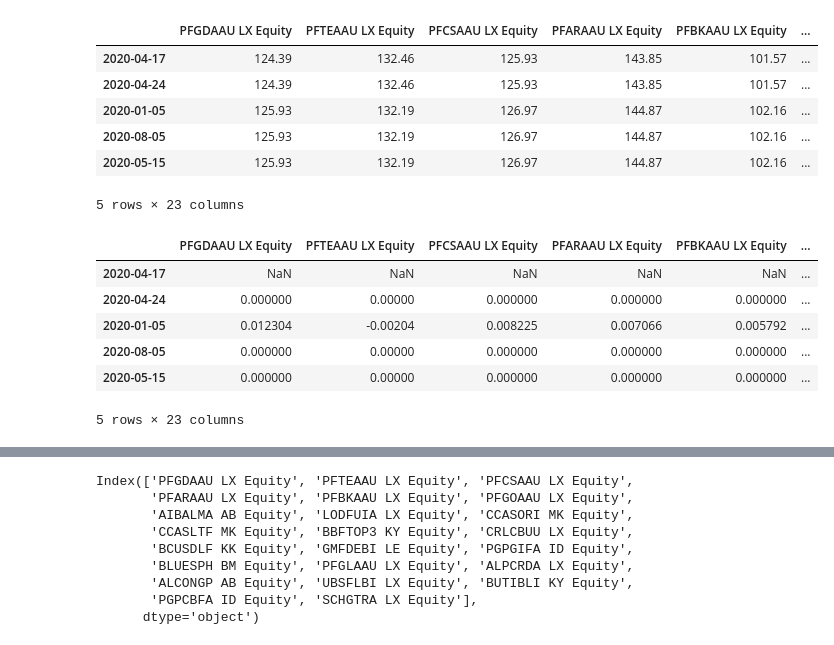
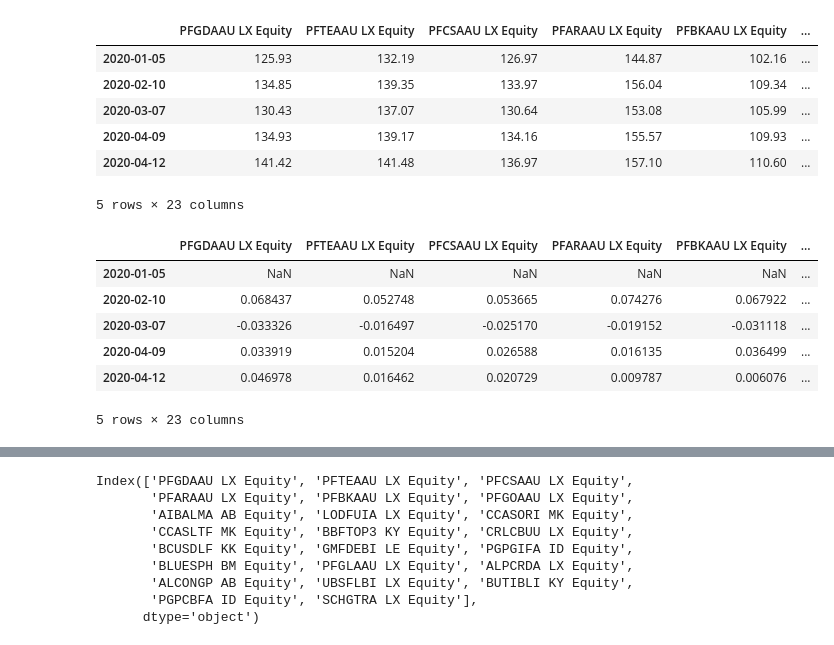
Before and after one commit to shahzebkayani/Portfolio-Optimization, a Jupyter notebook: Assesment .ipynb, the cells around one changed output, grey strips where cells are left out. Drawn from its saved outputs; the diff is of its cells as text; code cells hidden in the pictures.

```diff
--- a/Assesment .ipynb
+++ b/Assesment .ipynb
@@ -7,21 +7,21 @@ import datetime
 import matplotlib.pyplot as plt
 import seaborn as sb
 # %%
-Data = pd.read_excel('Book1.xlsx')
+Data = pd.read_excel('Mutual_Funds_Sht_list20.xlsx')
 Data.reset_index(drop=True, inplace=True)
 Data=pd.DataFrame(Data)
 datetime_series = pd.to_datetime(Data['Date'])
 datetime_index = pd.DatetimeIndex(datetime_series.values)
 Data=Data.set_index(datetime_index)
 Data.drop('Date',axis=1,inplace=True)
 Data.head()
 # %% [output]
 |  | PFGDAAU LX Equity | PFTEAAU LX Equity | PFCSAAU LX Equity | PFARAAU LX Equity | PFBKAAU LX Equity | ... |
-| 2020-04-17 | 124.39 | 132.46 | 125.93 | 143.85 | 101.57 | ... |
-| 2020-04-24 | 124.39 | 132.46 | 125.93 | 143.85 | 101.57 | ... |
 | 2020-01-05 | 125.93 | 132.19 | 126.97 | 144.87 | 102.16 | ... |
-| 2020-08-05 | 125.93 | 132.19 | 126.97 | 144.87 | 102.16 | ... |
-| 2020-05-15 | 125.93 | 132.19 | 126.97 | 144.87 | 102.16 | ... |
+| 2020-02-10 | 134.85 | 139.35 | 133.97 | 156.04 | 109.34 | ... |
+| 2020-03-07 | 130.43 | 137.07 | 130.64 | 153.08 | 105.99 | ... |
+| 2020-04-09 | 134.93 | 139.17 | 134.16 | 155.57 | 109.93 | ... |
+| 2020-04-12 | 141.42 | 141.48 | 136.97 | 157.10 | 110.60 | ... |
 5 rows × 23 columns
 # %%
 # Log of percentage change of all stocks in the list
@@ -29,11 +29,11 @@ Ret= Data.pct_change().apply(lambda x: np.log(1+x)) # CONVERT TO RETURN
 Ret.head()
 # %% [output]
 |  | PFGDAAU LX Equity | PFTEAAU LX Equity | PFCSAAU LX Equity | PFARAAU LX Equity | PFBKAAU LX Equity | ... |
-| 2020-04-17 | NaN | NaN | NaN | NaN | NaN | ... |
-| 2020-04-24 | 0.000000 | 0.00000 | 0.000000 | 0.000000 | 0.000000 | ... |
-| 2020-01-05 | 0.012304 | -0.00204 | 0.008225 | 0.007066 | 0.005792 | ... |
-| 2020-08-05 | 0.000000 | 0.00000 | 0.000000 | 0.000000 | 0.000000 | ... |
-| 2020-05-15 | 0.000000 | 0.00000 | 0.000000 | 0.000000 | 0.000000 | ... |
+| 2020-01-05 | NaN | NaN | NaN | NaN | NaN | ... |
+| 2020-02-10 | 0.068437 | 0.052748 | 0.053665 | 0.074276 | 0.067922 | ... |
+| 2020-03-07 | -0.033326 | -0.016497 | -0.025170 | -0.019152 | -0.031118 | ... |
+| 2020-04-09 | 0.033919 | 0.015204 | 0.026588 | 0.016135 | 0.036499 | ... |
+| 2020-04-12 | 0.046978 | 0.016462 | 0.020729 | 0.009787 | 0.006076 | ... |
 5 rows × 23 columns
 # %%
 Ann_Ret = Ret.mean()*52
```
Also changed, not shown: parts of 10 cells of this notebook.
